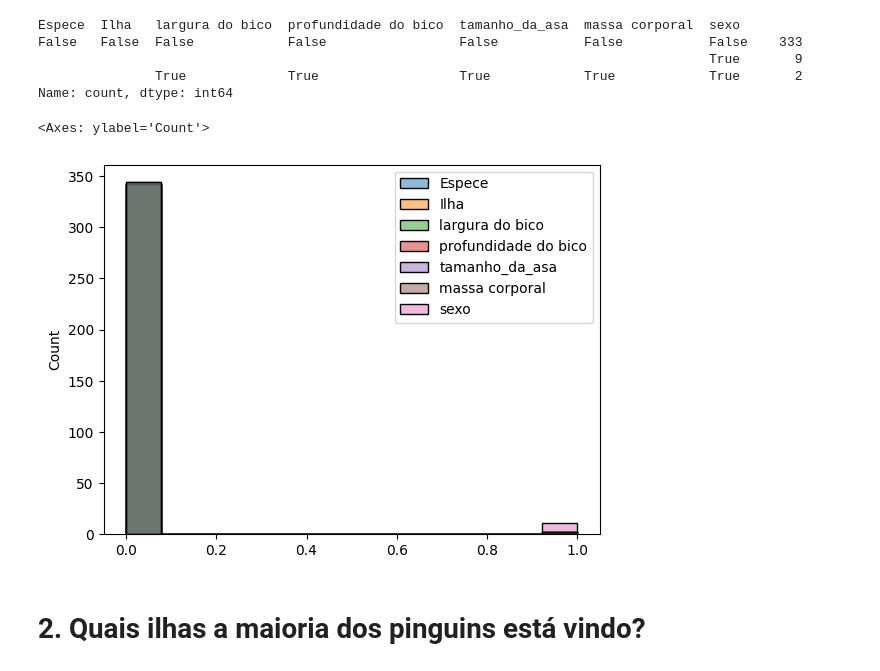
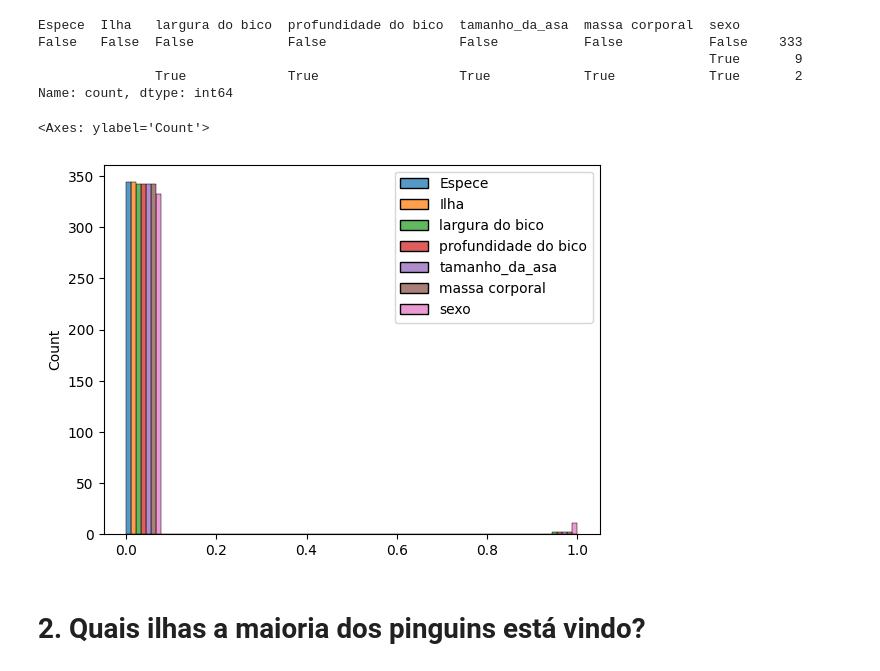
Before and after one commit to XaNd204/ML, a Jupyter notebook: Projeto ML - Pinguins.ipynb, the cells around one changed output. Saved outputs shown, nothing was run; the diff lists cells and outputs as text; code cells hidden in the pictures.

```diff
--- a/Projeto ML - Pinguins.ipynb
+++ b/Projeto ML - Pinguins.ipynb
@@ -58,12 +58,10 @@ False   False  False            False                 False           False
 Name: count, dtype: int64
 # %%
 valores_faltantes = pg.isnull()
-sns.histplot(
-    valores_faltantes,
-)
+sns.histplot(valores_faltantes, multiple='dodge')
 # %% [output]
 <Axes: ylabel='Count'>
-[figure, old version]
+[figure, new version]
 # %% [markdown]
 # 2. Quais ilhas a maioria dos pinguins está vindo?
 # %%
```
Also changed, not shown: parts of 2 cells of this notebook.
